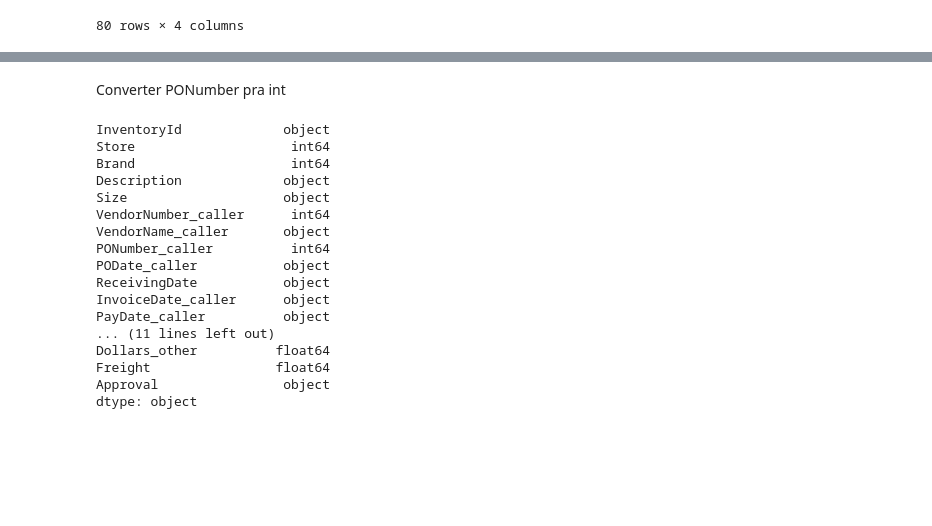
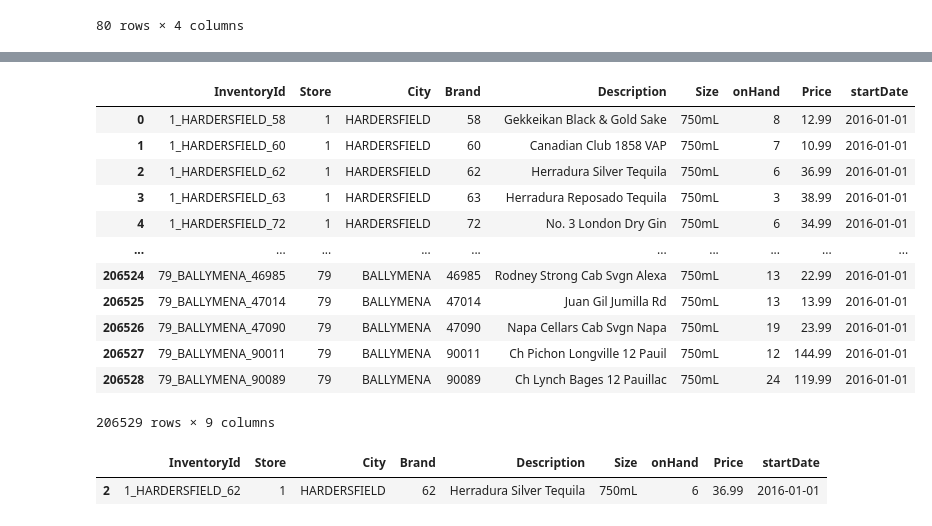
Before and after one commit to lindonjonhson/inventory-analysis, a Jupyter notebook: np.ipynb, the cells around one changed output, grey strips where cells are left out. Drawn from its saved outputs; the diff is of its cells as text; code cells hidden in the pictures; blank space fills up the shorter version.

```diff
--- a/np.ipynb
+++ b/np.ipynb
@@ -15,0 +42,3 @@ df_purchase = pd.read_csv('https://drive.usercontent.google.com/download?id={}&e
+# %%
+url_begin ='https://drive.google.com/file/d/1tiPJSceFOsLWcLWIFcsqShkPzzd9MQOY/view?usp=sharing'
+df_begin = pd.read_csv('https://drive.usercontent.google.com/download?id={}&export=download&authuser=0&confirm=t'.format(url_begin.split('/')[-2]))
@@ -206,22 +383,21 @@ df_base[['PONumber_caller', 'PONumber_other']]
-# %% [markdown]
-Converter PONumber pra int
-# %%
-df_base.dtypes
-# %% [output]
-InventoryId             object
-Store                    int64
-Brand                    int64
-Description             object
-Size                    object
-VendorNumber_caller      int64
-VendorName_caller       object
-PONumber_caller          int64
-PODate_caller           object
-ReceivingDate           object
-InvoiceDate_caller      object
-PayDate_caller          object
-... (11 lines left out)
-Dollars_other          float64
-Freight                float64
-Approval                object
-dtype: object
+# %%
+df_begin
+# %% [output]
+|  | InventoryId | Store | City | Brand | Description | Size | onHand | Price | startDate |
+| 0 | 1_HARDERSFIELD_58 | 1 | HARDERSFIELD | 58 | Gekkeikan Black & Gold Sake | 750mL | 8 | 12.99 | 2016-01-01 |
+| 1 | 1_HARDERSFIELD_60 | 1 | HARDERSFIELD | 60 | Canadian Club 1858 VAP | 750mL | 7 | 10.99 | 2016-01-01 |
+| 2 | 1_HARDERSFIELD_62 | 1 | HARDERSFIELD | 62 | Herradura Silver Tequila | 750mL | 6 | 36.99 | 2016-01-01 |
+| 3 | 1_HARDERSFIELD_63 | 1 | HARDERSFIELD | 63 | Herradura Reposado Tequila | 750mL | 3 | 38.99 | 2016-01-01 |
+| 4 | 1_HARDERSFIELD_72 | 1 | HARDERSFIELD | 72 | No. 3 London Dry Gin | 750mL | 6 | 34.99 | 2016-01-01 |
+| ... | ... | ... | ... | ... | ... | ... | ... | ... | ... |
+| 206524 | 79_BALLYMENA_46985 | 79 | BALLYMENA | 46985 | Rodney Strong Cab Svgn Alexa | 750mL | 13 | 22.99 | 2016-01-01 |
+| 206525 | 79_BALLYMENA_47014 | 79 | BALLYMENA | 47014 | Juan Gil Jumilla Rd | 750mL | 13 | 13.99 | 2016-01-01 |
+| 206526 | 79_BALLYMENA_47090 | 79 | BALLYMENA | 47090 | Napa Cellars Cab Svgn Napa | 750mL | 19 | 23.99 | 2016-01-01 |
+| 206527 | 79_BALLYMENA_90011 | 79 | BALLYMENA | 90011 | Ch Pichon Longville 12 Pauil | 750mL | 12 | 144.99 | 2016-01-01 |
+| 206528 | 79_BALLYMENA_90089 | 79 | BALLYMENA | 90089 | Ch Lynch Bages 12 Pauillac | 750mL | 24 | 119.99 | 2016-01-01 |
+206529 rows × 9 columns
+# %%
+df_begin[df_begin['InventoryId'] == '1_HARDERSFIELD_62']
+# %% [output]
+|  | InventoryId | Store | City | Brand | Description | Size | onHand | Price | startDate |
+| 2 | 1_HARDERSFIELD_62 | 1 | HARDERSFIELD | 62 | Herradura Silver Tequila | 750mL | 6 | 36.99 | 2016-01-01 |
```
Also changed, not shown: parts of 43 cells of this notebook.
